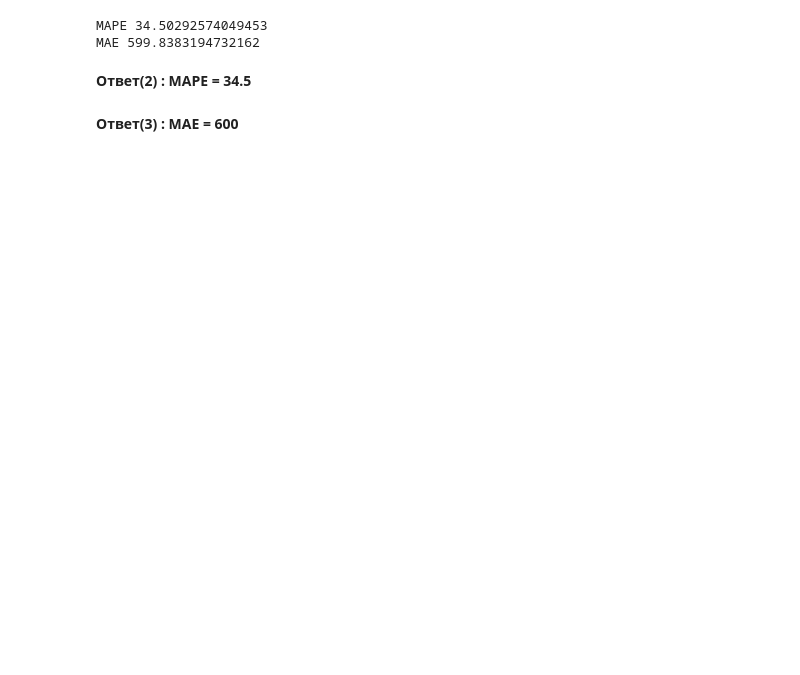
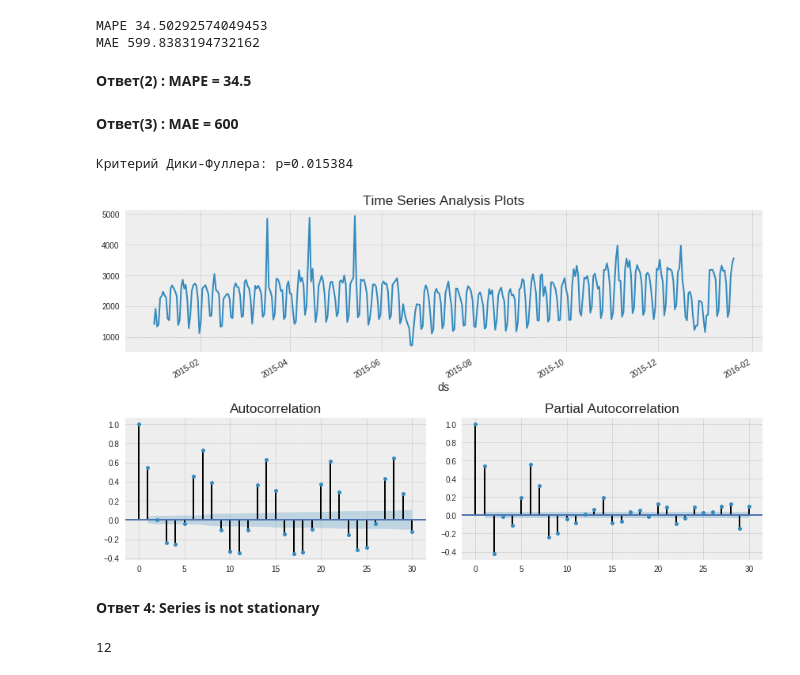
Before and after one commit to AndrewTrefilov/my-journey-to-ml-starts-here, a Jupyter notebook: demo#9.ipynb, the cells around one changed output. Saved outputs shown, nothing was run; the diff lists cells and outputs as text; code cells hidden in the pictures; blank space fills up the shorter version.

```diff
--- a/demo#9.ipynb
+++ b/demo#9.ipynb
@@ -145,0 +161,42 @@ best_model = statsmodels.tsa.statespace.sarimax.SARIMAX(data.Users_box, order=(4
+# %%
+def tsplot(y, lags=None, figsize=(12, 7), style='bmh'):
+    if not isinstance(y, pd.Series):
+        y = pd.Series(y)
+    with plt.style.context(style):
+        fig = plt.figure(figsize=figsize)
+        layout = (2, 2)
+        ts_ax = plt.subplot2grid(layout, (0, 0), colspan=2)
+        acf_ax = plt.subplot2grid(layout, (1, 0))
+        pacf_ax = plt.subplot2grid(layout, (1, 1))
+
+        y.plot(ax=ts_ax)
+        ts_ax.set_title('Time Series Analysis Plots')
+        smt.graphics.plot_acf(y, lags=lags, ax=acf_ax, alpha=0.5)
+        smt.graphics.plot_pacf(y, lags=lags, ax=pacf_ax, alpha=0.5)
+
+        print("Критерий Дики-Фуллера: p=%f" % sm.tsa.stattools.adfuller(y)[1])
+
+        plt.tight_layout()
+    return
+
+tsplot(cmp_df.y, lags=30)
+# %% [output]
+Критерий Дики-Фуллера: p=0.015384
+[figure, added]
+# %% [markdown]
+**Ответ 4: Series is not stationary**
+# %%
+ps = 1# range(0, 5)
+d = [0, 1]# d=1
+qs = 2# range(0, 4)
+Ps = 3# range(0, 5)
+D= [0, 1, 2] #D=1
+Qs = [0, 1]
+
+from itertools import product
+
+parameters = product(d, D, Qs)
+parameters_list = list(parameters)
+len(parameters_list)
+# %% [output]
+12
```
Also changed, not shown: parts of 8 cells of this notebook.
